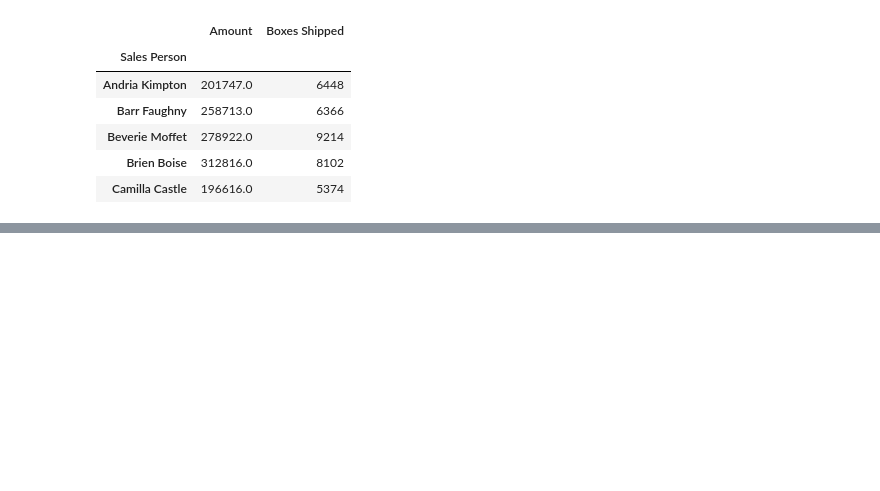
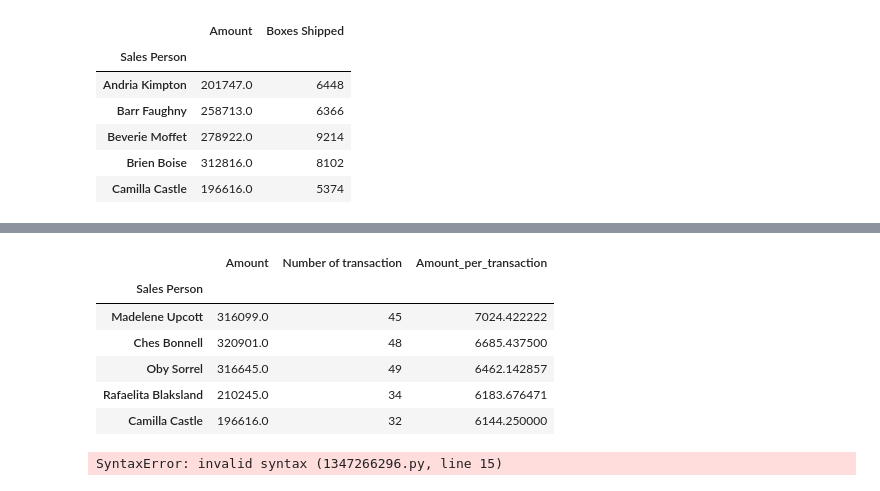
Before and after one commit to GrabarzVIII/chocolate_sales_data_analysis, a Jupyter notebook: chocolate_sales_data_analysis.ipynb, the cells around one changed output, grey strips where cells are left out. Cells and saved outputs as stored; diff of their text form; code cells hidden in the pictures; blank space fills up the shorter version.

```diff
--- a/chocolate_sales_data_analysis.ipynb
+++ b/chocolate_sales_data_analysis.ipynb
@@ -219,0 +245,3 @@ amount_per_box_spdf.head()
+# %%
+amount_per_transaction_spdf = pd.DataFrame({'Amount': sperson_gbamount, 'Number of transaction': chocolate_df['Sales Person'].value_counts()})
+amount_per_transaction_spdf.head()
@@ -219,0 +256,33 @@ amount_per_box_spdf.head()
+# %%
+amount_per_transaction_spdf['Amount_per_transaction'] = amount_per_transaction_spdf['Amount']/amount_per_transaction_spdf['Number of transaction']
+amount_per_transaction_spdf.sort_values(by='Amount_per_transaction',ascending=False,axis=0,inplace=True)
+amount_per_transaction_spdf.head()
+# %% [output]
+|  | Amount | Number of transaction | Amount_per_transaction |
+| Sales Person |  |  |  |
+| Madelene Upcott | 316099.0 | 45 | 7024.422222 |
+| Ches Bonnell | 320901.0 | 48 | 6685.437500 |
+| Oby Sorrel | 316645.0 | 49 | 6462.142857 |
+| Rafaelita Blaksland | 210245.0 | 34 | 6183.676471 |
+| Camilla Castle | 196616.0 | 32 | 6144.250000 |
+# %%
+norm = (amount_per_transaction_spdf['Amount_per_transaction'].head() - amount_per_transaction_spdf['Amount_per_transaction'].head().min()) / (amount_per_transaction_spdf['Amount_per_transaction'].head().max() - amount_per_transaction_spdf['Amount_per_transaction'].head().min())
+reverse_rocket = list(sns.color_palette("rocket", as_cmap=True)(norm))
+
+
+fig, ax = plt.subplots(figsize=(5, 4))
+
+bars = sns.barplot(x=amount_per_transaction_spdf['Amount_per_transaction'].head(), y=amount_per_transaction_spdf.head().index, palette=reverse_rocket,
+            hue=amount_per_transaction_spdf['Amount_per_transaction'].head(), legend=False)
+
+plt.xlim(5000,7500)
+plt.title('Amount_per_transaction by Sales Person')
+plt.xlabel('Amount_per_transaction')
+plt.ylabel('Sales Person')
+
+ax.bar_label((for i in range(len(amount_per_transaction_spdf['Amount_per_transaction'].head())): bars.containers[i]), fmt='%.0f', padding=3)
+
+
+plt.show()
+# %% [output]
+SyntaxError: invalid syntax (1347266296.py, line 15)
```
Also changed, not shown: parts of 3 cells of this notebook.
